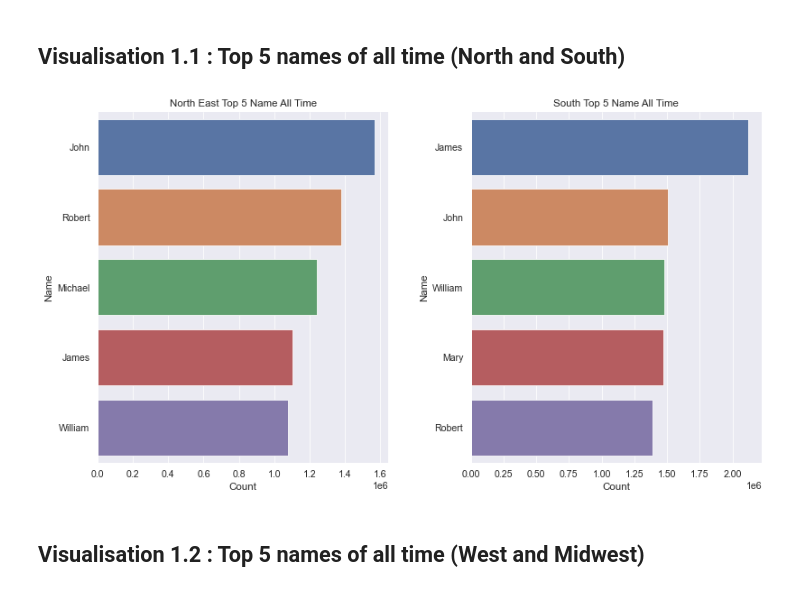
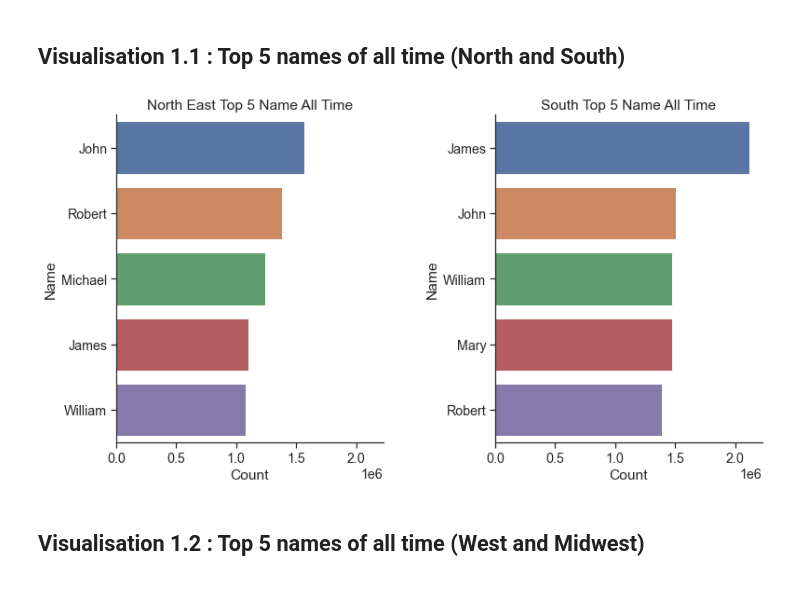
Before and after one commit to data301-2020-winter2/course-project-group_1039, a Jupyter notebook: analysis/submitted/analysis.ipynb, the cells around one changed output. Cells and saved outputs as stored; diff of their text form; code cells hidden in the pictures.

```diff
--- a/analysis/submitted/analysis.ipynb
+++ b/analysis/submitted/analysis.ipynb
@@ -570,33 +449,33 @@ merged_df_f
 ## Visualisation 1.1 : Top 5 names of all time (North and South)
 # %%
 # Check similarity between 2 regions
-sns.set_theme(context="paper", style="darkgrid",  font_scale=1.2, )
+sns.set_theme(context="notebook", style="ticks",  font_scale=1.3)
 
 
-fig, ax = plt.subplots(nrows=1, ncols=2, figsize=(12,7))
+fig, ax = plt.subplots(nrows=1, ncols=2, figsize=(12,7),sharex=True)
 # North graph
 north = sns.barplot(y="Name",
             x="Count",
             data=top5_n,
             order=top5_n["Name"],
             ax=ax[0]
             )
 north.set_title("North East Top 5 Name All Time")
 
 # South graph
 south = sns.barplot(y="Name",
             x="Count",
             data=top5_s,
             order=top5_s["Name"],
             ax=ax[1])
 south.set_title("South Top 5 Name All Time")
 
 # Show plot
 sns.despine()
 fig.tight_layout(pad=3.0)
 plt.show()
 # %% [output]
-[figure, old version]
+[figure, new version]
 # %% [markdown]
 ## Visualisation 1.2 : Top 5 names of all time (West and Midwest)
 # %%
```
Also changed, not shown: parts of 40 cells of this notebook.
